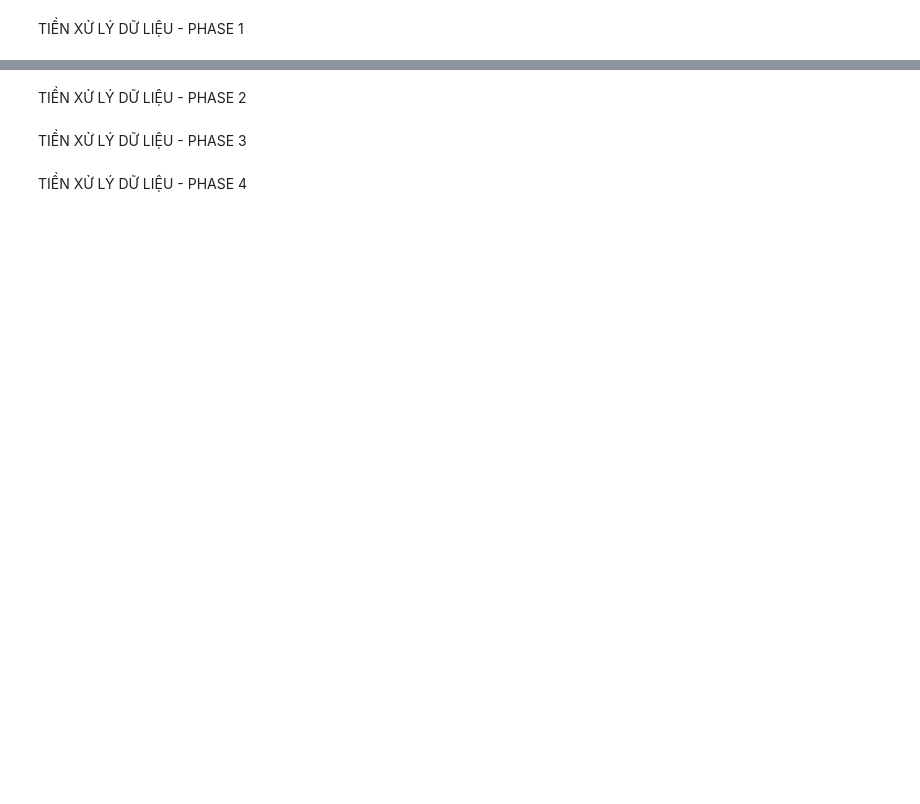
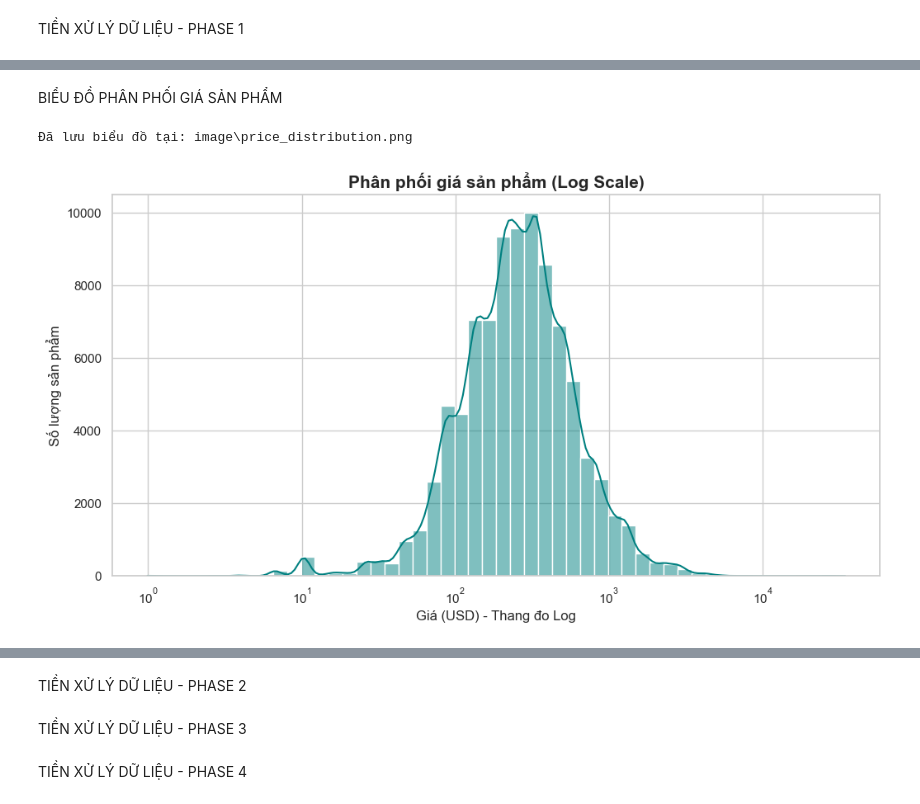
Before and after one commit to tinletrongCS/Data-mining, a Jupyter notebook: main.ipynb, the cells around one changed output, grey strips where cells are left out. Cells and saved outputs as stored; diff of their text form; code cells hidden in the pictures; blank space fills up the shorter version.

Commit message:
image

```diff
--- a/main.ipynb
+++ b/main.ipynb
@@ -78,0 +73,7 @@ df_1.head(5)
+# %% [markdown]
+BIỂU ĐỒ PHÂN PHỐI GIÁ SẢN PHẨM
+# %%
+plot_price_distribution(df_1,save_path="image\\price_distribution.png")
+# %% [output]
+Đã lưu biểu đồ tại: image\price_distribution.png
+[figure, added]
```
Also changed, not shown: parts of 9 cells of this notebook, 8 other files.
